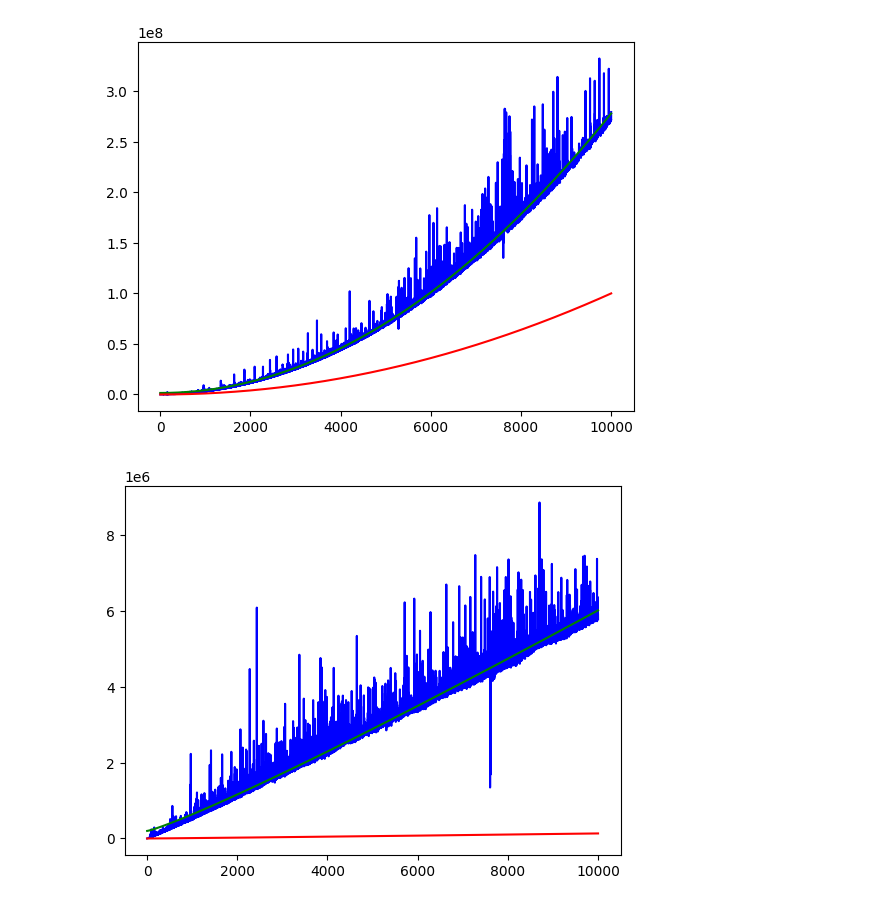
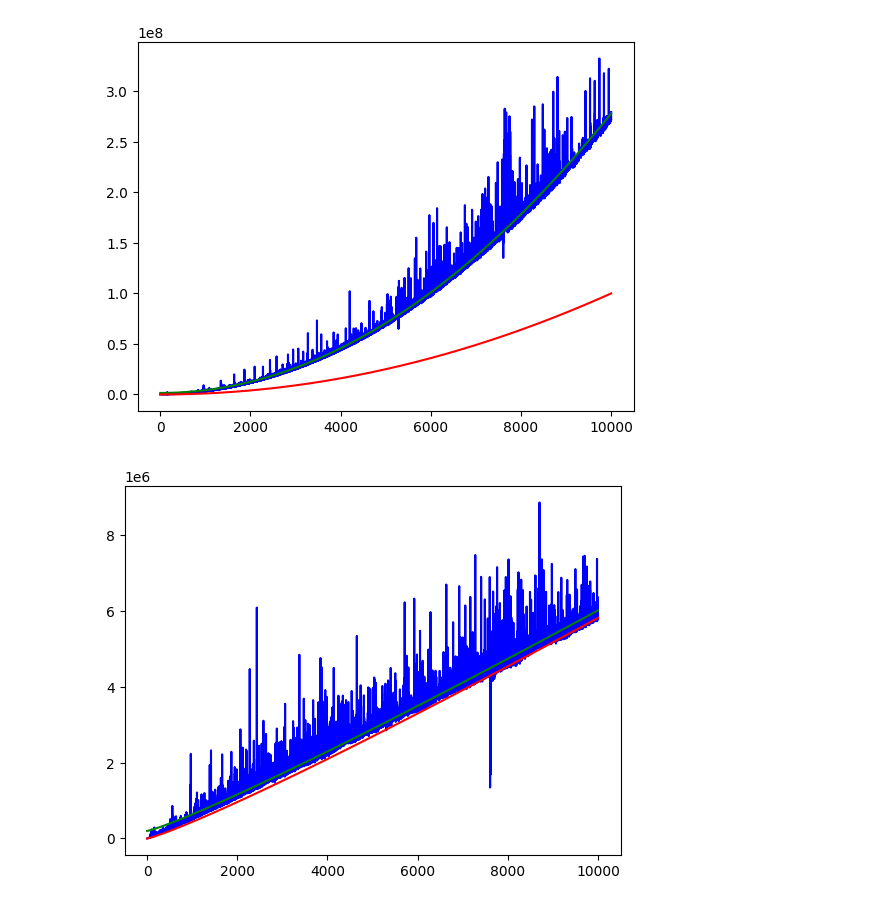
Before and after one commit to peterstarr08/ds3254-system-and-algorithm-assignments, a Jupyter notebook: asgn2_sorting_algorith_analysis/analysis.ipynb, the cells around one changed output. Saved outputs shown, nothing was run; the diff lists cells and outputs as text; code cells hidden in the pictures.

```diff
--- a/asgn2_sorting_algorith_analysis/analysis.ipynb
+++ b/asgn2_sorting_algorith_analysis/analysis.ipynb
@@ -39,11 +39,11 @@ def OnLogn(x, a, b):
 # %%
 popt, pcov = curve_fit(OnLogn, xValue, merge_sort_value)
 plt.plot(xValue, merge_sort_value, label='Merge Sort', color='b')
 plt.plot(xValue, OnLogn(xValue, *popt), label='Fitted Curve', color='g')
-plt.plot(xValue, xValue*np.log2(xValue), label='O(n log(n))', color='r')
+plt.plot(xValue, popt[0]*xValue*np.log2(xValue), label='O(n log(n))', color='r')
 plt.show()
 # %% [output]
-[figure, old version]
+[figure, new version]
 # %%
 popt, pcov = curve_fit(OnLogn, xValue, quick_sort_value)
 plt.plot(xValue, quick_sort_value, label='quick Sort', color='b')
```
Also changed, not shown: parts of 1 cell of this notebook, 2 other files.
